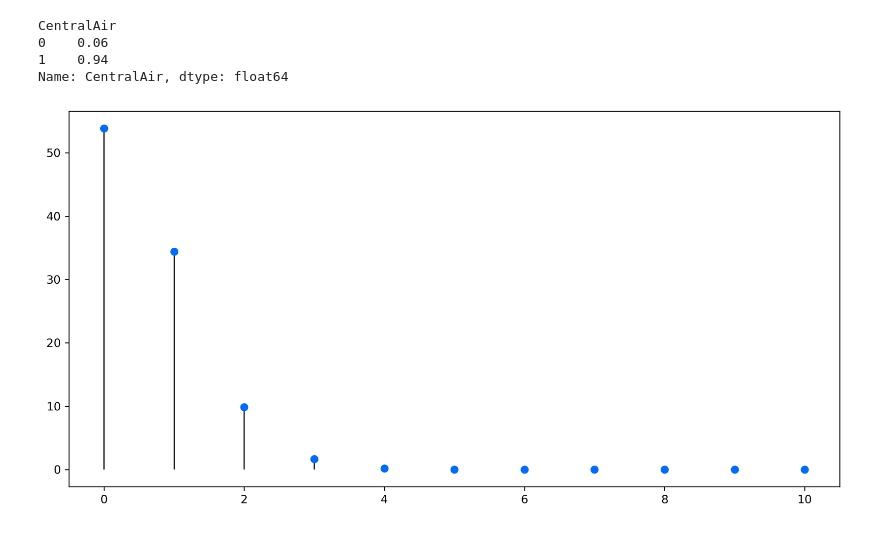
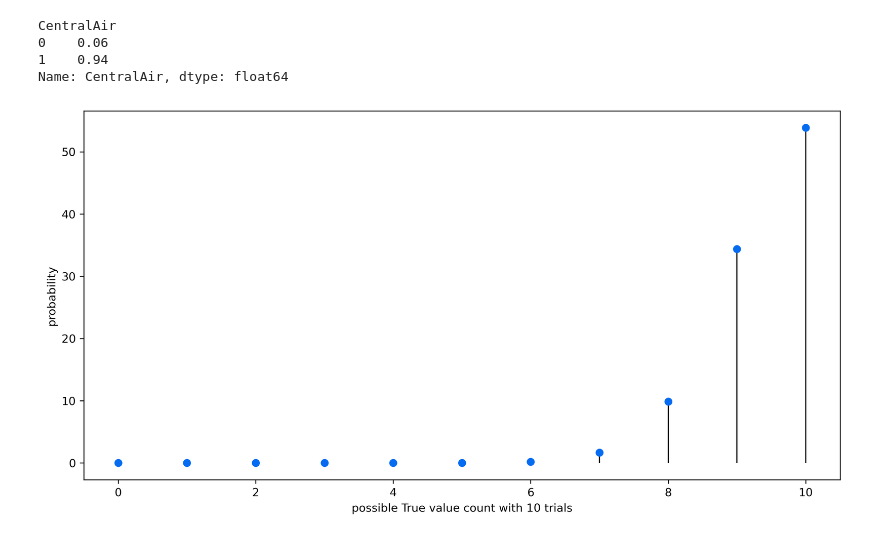
Before and after one commit to ashen007/Housing-Sale-Price-analysis, a Jupyter notebook: notebooks/analysis_2(distribution).ipynb, the cells around one changed output. Drawn from its saved outputs; the diff is of its cells as text; code cells hidden in the pictures.

```diff
--- a/notebooks/analysis_2(distribution).ipynb
+++ b/notebooks/analysis_2(distribution).ipynb
@@ -91,11 +98,13 @@ Name: CentralAir, dtype: float64
 # %%
 fig,ax = plt.subplots(nrows=1,ncols=1,figsize=[12,6],dpi=300)
 
 for i in range(11):
-    y = ss.binom.pmf(n=10,k=i,p=0.06)*100
+    y = ss.binom.pmf(n=10,k=i,p=0.94)*100
     ax.plot(i,y,'o',color='#056CF2')
     ax.vlines(i,0,y,lw=1)
 
+plt.xlabel('possible True value count with 10 trials')
+plt.ylabel('probability')
 plt.show()
 # %% [output]
-[figure, old version]
+[figure, new version]
```
Also changed, not shown: parts of 4 cells of this notebook.
